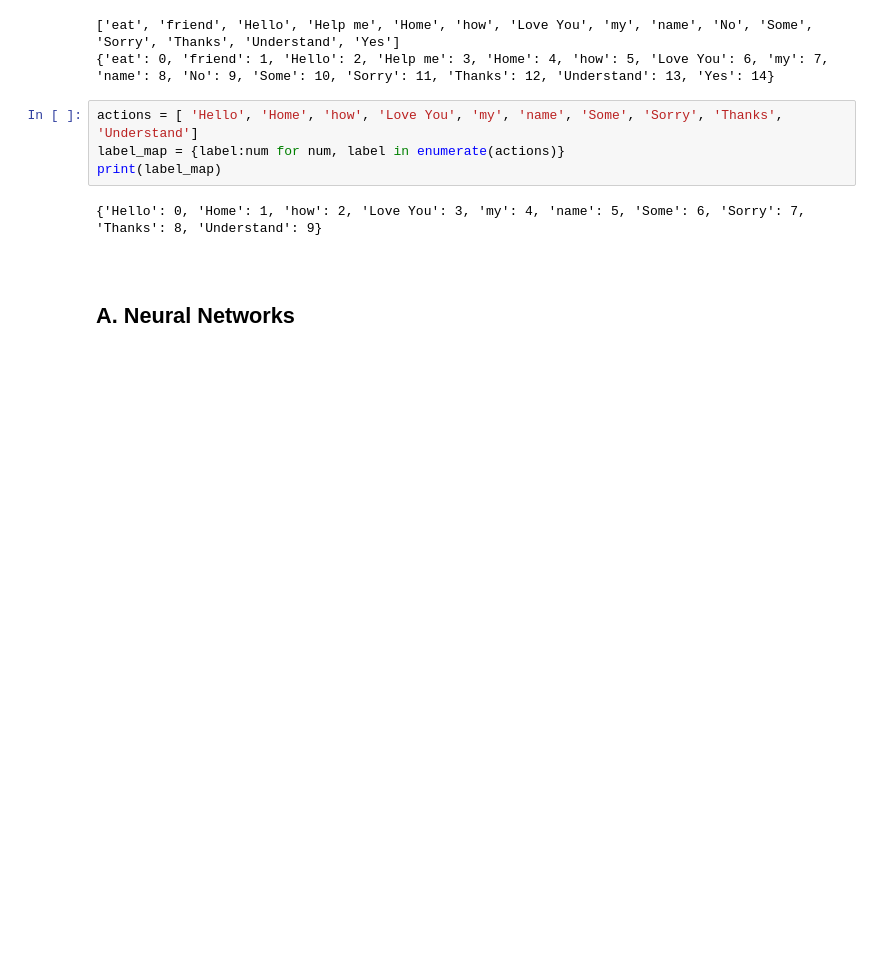
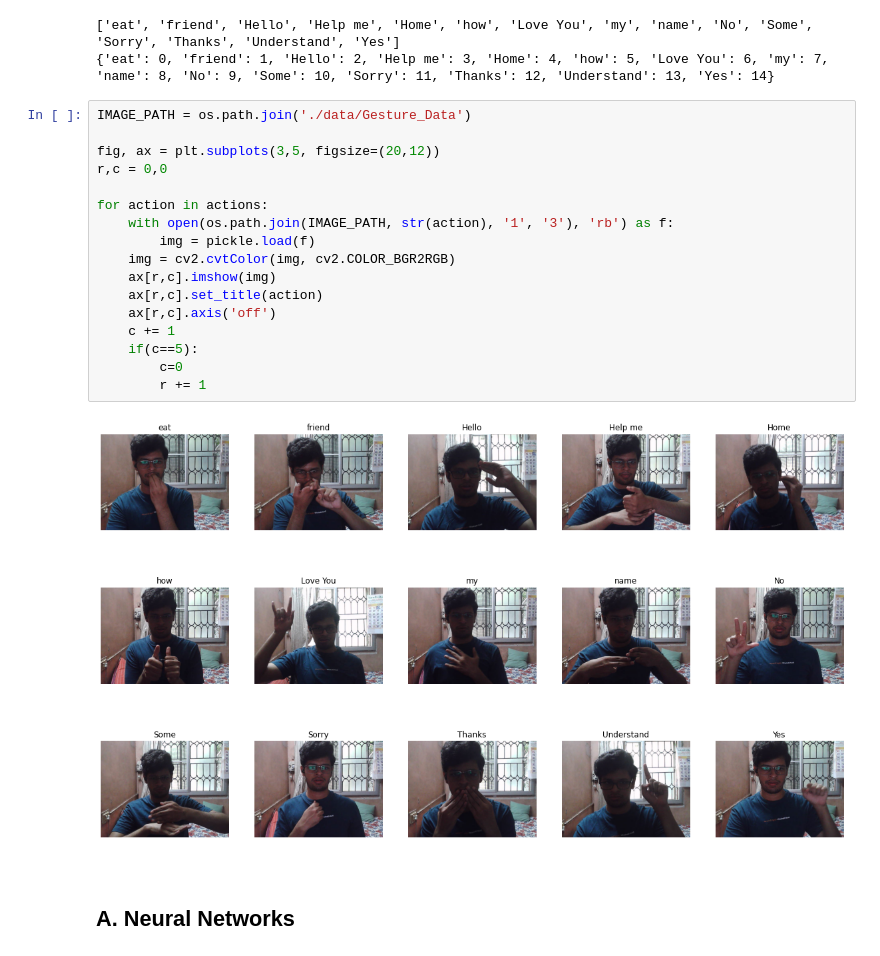
Before and after one commit to Srinivas-Natarajan/Gesture-Recognition-for-Sign-Language-Translation, a Jupyter notebook: ML/Model Training.ipynb, the cells around one changed output. Drawn from its saved outputs; the diff is of its cells as text; blank space fills up the shorter version.

```diff
--- a/ML/Model Training.ipynb
+++ b/ML/Model Training.ipynb
@@ -852,12 +854,25 @@ print(label_map)
 # %% [output]
 ['eat', 'friend', 'Hello', 'Help me', 'Home', 'how', 'Love You', 'my', 'name', 'No', 'Some', 'Sorry', 'Thanks', 'Understand', 'Yes']
 {'eat': 0, 'friend': 1, 'Hello': 2, 'Help me': 3, 'Home': 4, 'how': 5, 'Love You': 6, 'my': 7, 'name': 8, 'No': 9, 'Some': 10, 'Sorry': 11, 'Thanks': 12, 'Understand': 13, 'Yes': 14}
-# %%
-actions = [ 'Hello', 'Home', 'how', 'Love You', 'my', 'name', 'Some', 'Sorry', 'Thanks', 'Understand']
-label_map = {label:num for num, label in enumerate(actions)}
-print(label_map)
-# %% [output]
-{'Hello': 0, 'Home': 1, 'how': 2, 'Love You': 3, 'my': 4, 'name': 5, 'Some': 6, 'Sorry': 7, 'Thanks': 8, 'Understand': 9}
+# %%
+IMAGE_PATH = os.path.join('./data/Gesture_Data')
+
+fig, ax = plt.subplots(3,5, figsize=(20,12))
+r,c = 0,0
+
+for action in actions:
+    with open(os.path.join(IMAGE_PATH, str(action), '1', '3'), 'rb') as f:
+        img = pickle.load(f)
+    img = cv2.cvtColor(img, cv2.COLOR_BGR2RGB)
+    ax[r,c].imshow(img)
+    ax[r,c].set_title(action)
+    ax[r,c].axis('off')
+    c += 1
+    if(c==5):
+        c=0
+        r += 1
+# %% [output]
+[figure, added]
 # %% [markdown]
 <br>
 
```
Also changed, not shown: parts of 20 cells of this notebook, 8 other files.
